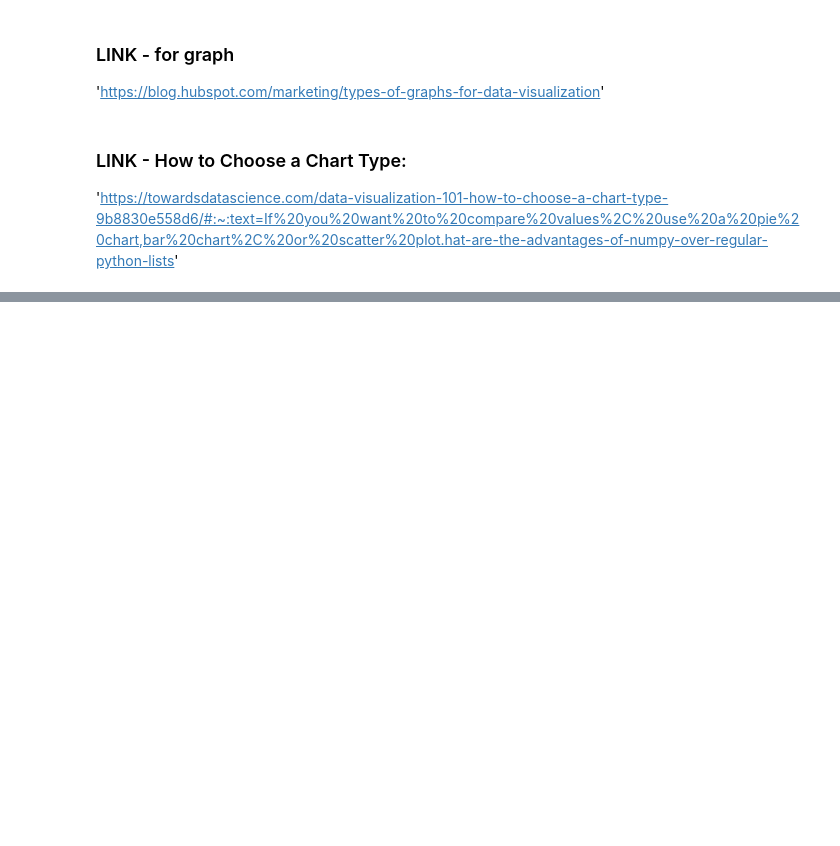
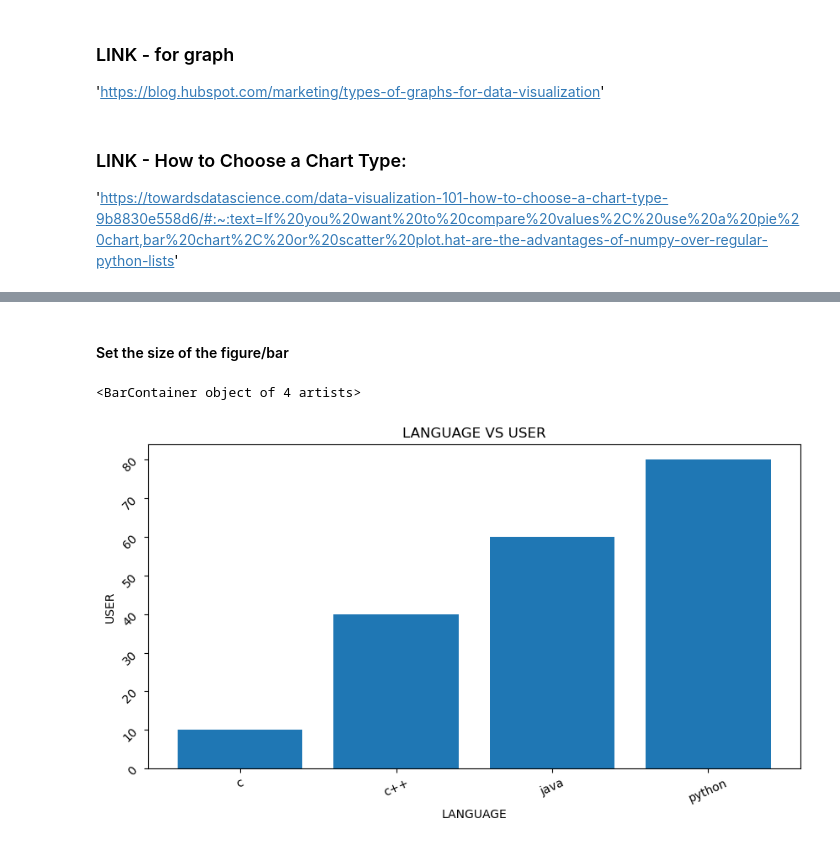
Before and after one commit to anishverma870/data-analytics-PYTHON, a Jupyter notebook: library/Data Visualisation/Matplotlib/Matplotlib.ipynb, the cells around one changed output, grey strips where cells are left out. Drawn from its saved outputs; the diff is of its cells as text; code cells hidden in the pictures; blank space fills up the shorter version.

```diff
--- a/library/Data Visualisation/Matplotlib/Matplotlib.ipynb
+++ b/library/Data Visualisation/Matplotlib/Matplotlib.ipynb
@@ -112,0 +137,13 @@ Value comparison over time  ===  Line Chart
+# %% [markdown]
+#### Set the size of the figure/bar
+# %%
+plt.figure(figsize=(10,5)) # Set the size of the figure/bar
+plt.xlabel('LANGUAGE') # x-axis label
+plt.ylabel('USER') # y-axis label
+plt.title('LANGUAGE VS USER') # Title for the graph
+plt.xticks(rotation = 24) # Rotate the tick value by 45 degrees on x-axis
+plt.yticks(rotation = 45) # Rotate the tick value by 45 degrees on y-axis
+plt.bar(key,values)
+# %% [output]
+<BarContainer object of 4 artists>
+[figure, added]
```
Also changed, not shown: parts of 21 cells of this notebook.
